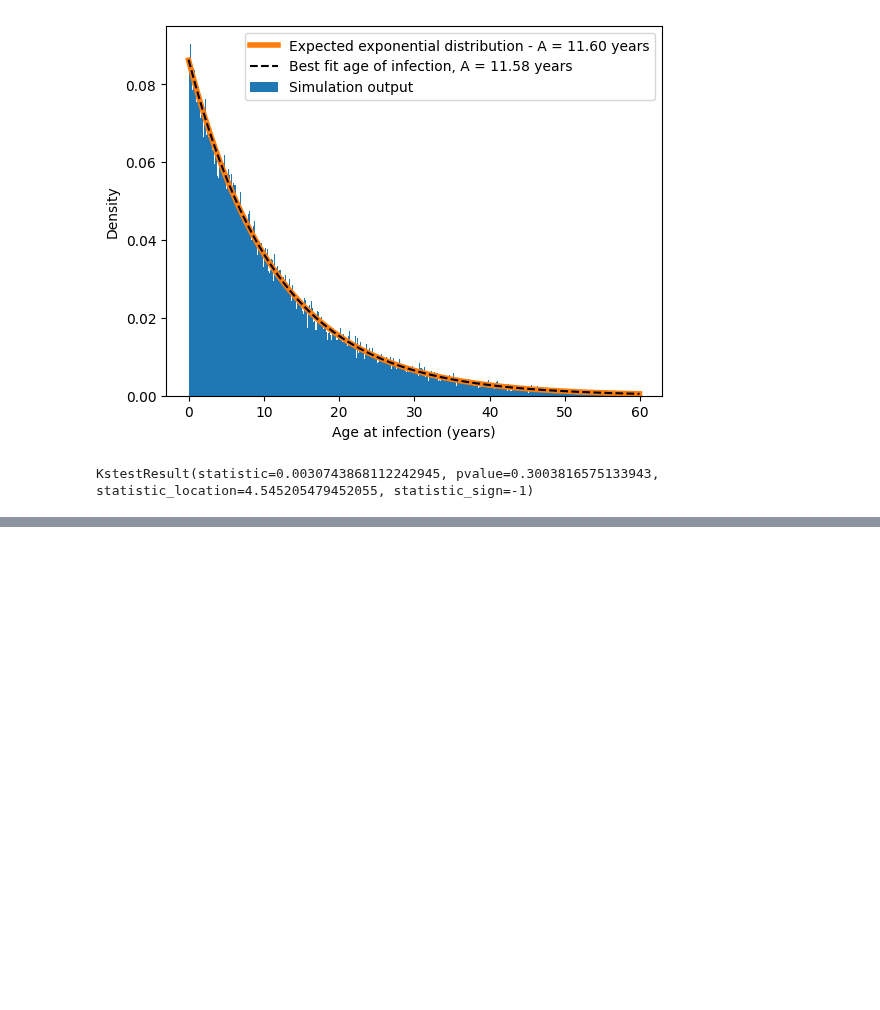
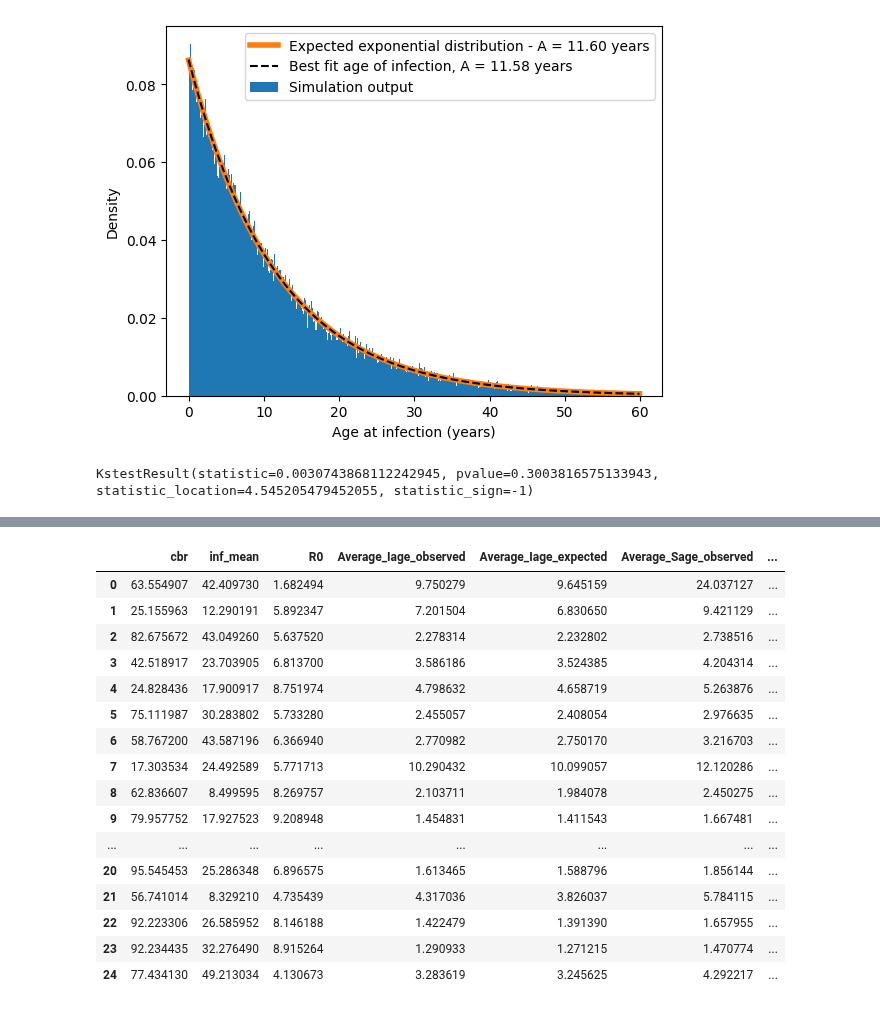
Before and after one commit to InstituteforDiseaseModeling/laser-generic, a Jupyter notebook: notebooks/05_SIR_wbirths_age_distribution.ipynb, the cells around one changed output, grey strips where cells are left out. Saved outputs shown, nothing was run; the diff lists cells and outputs as text; code cells hidden in the pictures; blank space fills up the shorter version.

```diff
--- a/notebooks/05_SIR_wbirths_age_distribution.ipynb
+++ b/notebooks/05_SIR_wbirths_age_distribution.ipynb
@@ -236,28 +236,24 @@ KstestResult(statistic=0.0030743868112242945, pvalue=0.3003816575133943, statist
 OK, so now we are going to replicate the above for many values of R0 and cbr, as a scientific validity test.
 # %%
-# OK, testing this is a bit more of a pain, since we are running out to some equilibrium-ish condition.
-# With a large initial outbreak from full susceptibility, this could be a long time to equilibrate.
-# Partial solution - start us near R-eff=1, but not with the age distribution that we expect, and
-# let it equilibrate towards that age distribution over a couple of generations.  Still not ideal but
-# probably faster than starting from S=1.
+%%capture
 
 scenario = pd.DataFrame(data=[["homenode", 3e5, "47°36′35″N 122°19′59″W"]], columns=["name", "population", "location"])
 
-cbrs = 15 + 85 * np.random.rand(100)
-inf_means = 5 + 45 * np.random.rand(100)
-R0s = 1.5 + 8.5 * np.random.rand(100)
+cbrs = 15 + 85 * np.random.rand(25)
+inf_means = 5 + 45 * np.random.rand(25)
+R0s = 1.5 + 8.5 * np.random.rand(25)
 output = pd.DataFrame(data={"cbr": cbrs, "inf_mean": inf_means, "R0": R0s})
 output["Average_Iage_observed"] = np.nan
 output["Average_Iage_expected"] = np.nan
+output["Average_Sage_observed"] = np.nan
+output["Average_Sage_expected"] = np.nan
 output["Average_age_expected"] = np.nan
 output["Average_age_expected"] = np.nan
-output["Idata_KStest"] = np.nan
 for index, row in output.iterrows():
-    mu = (1 + model.params.cbr / 1000) ** (1 / 365) - 1
     parameters = PropertySet(
         {
             "seed": 2,
-            "nticks": 18250,
+            "nticks": 73000,
             "verbose": True,
             "beta": row["R0"] * (mu + 1 / row["inf_mean"]),
             "inf_mean": row["inf_mean"],
@@ -278,21 +274,16 @@ for index, row in output.iterrows():
     set_initial_susceptibility_randomly(model, 1 / row["R0"] + 0.05)
     seed_infections_randomly(model, ninfections=1)
     model.run()
+    mu = (1 + model.params.cbr / 1000) ** (1 / 365) - 1
+    _, expfit, _ = fit_age_at_infection(model, 36500)
 
-    cut = model.population.doi > 10000
-    age_inf = model.population.doi[cut] - model.population.dob[cut]
-    params = expon.fit(age_inf)
     output.loc[index, "Average_Iage_expected"] = 1 / (row["R0"] * mu) / 365
-    output.loc[index, "Average_Iage_observed"] = params[1] / 365
-    output.loc[index, "Idata_KStest_obs"] = kstest(age_inf, expon.cdf(params))[0]
-    output.loc[index, "Idata_KStest_exp"] = kstest(age_inf, expon.cdf(output.loc[index, "Average_Iage_expected"]))[0]
+    output.loc[index, "Average_Iage_observed"] = expfit[1]
 
-    age_total = parameters.nticks - model.population.dob
-    params = expon.fit(age_total)
-    output.loc[index, "Average_age_expected"] = 1000 / model.params.cbr
-    output.loc[index, "Average_age_observed"] = params[1] / 365
-    output.loc[index, "Adata_KStest_obs"] = kstest(age_total, expon.cdf(params))[0]
-    output.loc[index, "Adata_KStest_exp"] = kstest(age_total, expon.cdf(output.loc[index, "Average_age_expected"]))[0]
+    _, _, popt, _, _ = fit_susceptibility_vs_age(model, 36500)
+    output.loc[index, "Average_Sage_expected"] = 1 / ((row["R0"] - 1) * mu) / 365
+    output.loc[index, "Average_Sage_observed"] = popt[0]
 
-
-output.to_csv("SIR_output.csv")
+    _, expfit, _ = fit_population_age_distribution(model)
+    output.loc[index, "Average_age_expected"] = 1 / mu / 365
+    output.loc[index, "Average_age_observed"] = expfit[1]
@@ -468,0 +370,20 @@ Initializing the generic model with 1 patches…
+# %%
+output
+# %% [output]
+|  | cbr | inf_mean | R0 | Average_Iage_observed | Average_Iage_expected | Average_Sage_observed | ... |
+| 0 | 63.554907 | 42.409730 | 1.682494 | 9.750279 | 9.645159 | 24.037127 | ... |
+| 1 | 25.155963 | 12.290191 | 5.892347 | 7.201504 | 6.830650 | 9.421129 | ... |
+| 2 | 82.675672 | 43.049260 | 5.637520 | 2.278314 | 2.232802 | 2.738516 | ... |
+| 3 | 42.518917 | 23.703905 | 6.813700 | 3.586186 | 3.524385 | 4.204314 | ... |
+| 4 | 24.828436 | 17.900917 | 8.751974 | 4.798632 | 4.658719 | 5.263876 | ... |
+| 5 | 75.111987 | 30.283802 | 5.733280 | 2.455057 | 2.408054 | 2.976635 | ... |
+| 6 | 58.767200 | 43.587196 | 6.366940 | 2.770982 | 2.750170 | 3.216703 | ... |
+| 7 | 17.303534 | 24.492589 | 5.771713 | 10.290432 | 10.099057 | 12.120286 | ... |
+| 8 | 62.836607 | 8.499595 | 8.269757 | 2.103711 | 1.984078 | 2.450275 | ... |
+| 9 | 79.957752 | 17.927523 | 9.208948 | 1.454831 | 1.411543 | 1.667481 | ... |
+| ... | ... | ... | ... | ... | ... | ... | ... |
+| 20 | 95.545453 | 25.286348 | 6.896575 | 1.613465 | 1.588796 | 1.856144 | ... |
+| 21 | 56.741014 | 8.329210 | 4.735439 | 4.317036 | 3.826037 | 5.784115 | ... |
+| 22 | 92.223306 | 26.585952 | 8.146188 | 1.422479 | 1.391390 | 1.657955 | ... |
+| 23 | 92.234435 | 32.276490 | 8.915264 | 1.290933 | 1.271215 | 1.470774 | ... |
+| 24 | 77.434130 | 49.213034 | 4.130673 | 3.283619 | 3.245625 | 4.292217 | ... |
```
Also changed, not shown: parts of 6 cells of this notebook.
